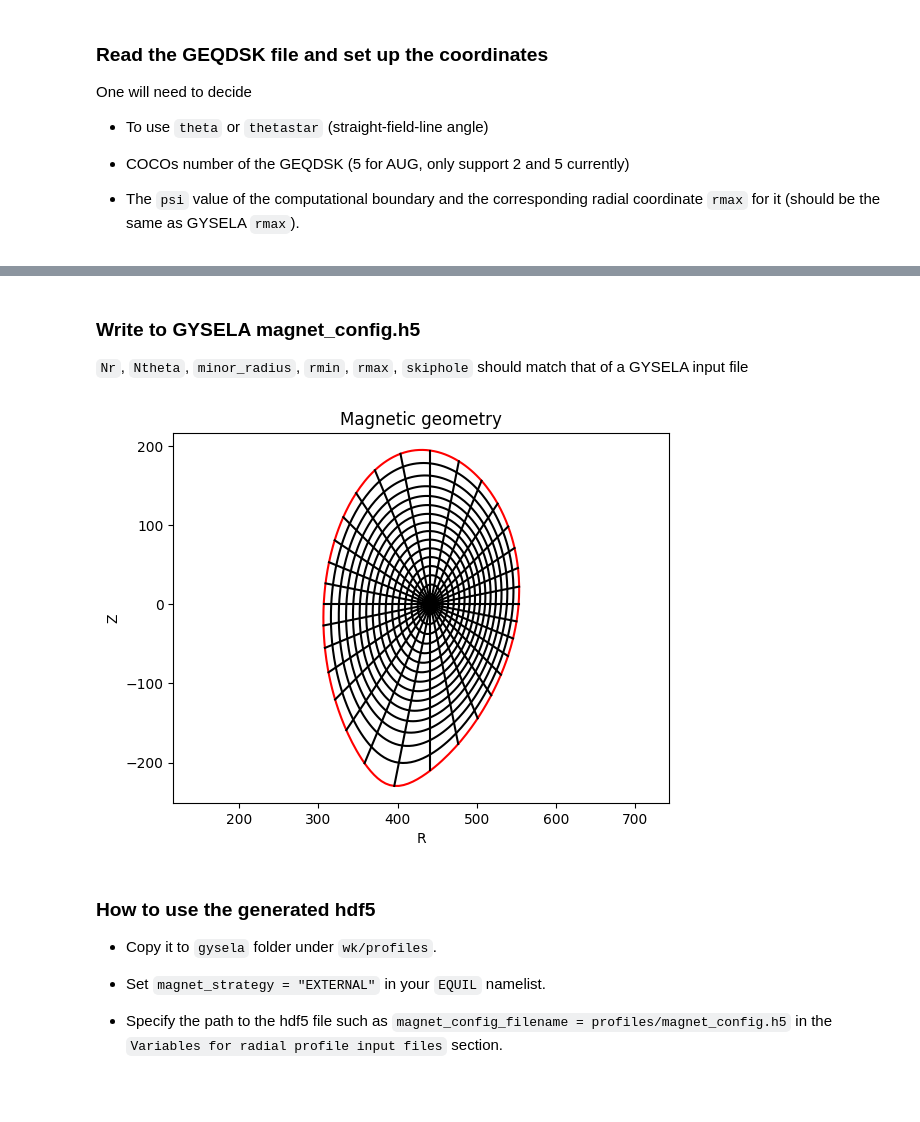
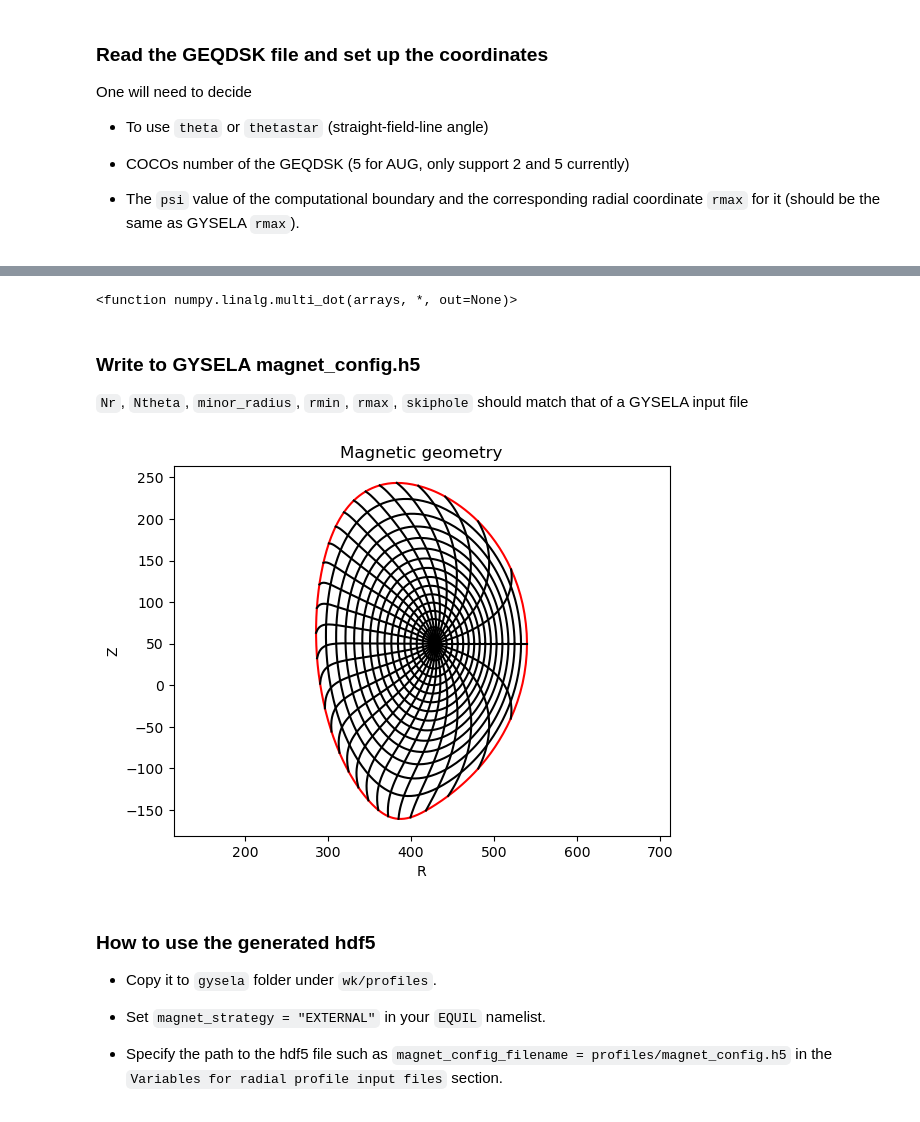
Before and after one commit to gyselax/gysela_magnet_conf, a Jupyter notebook: examples/geqdsk.ipynb, the cells around one changed output, grey strips where cells are left out. Drawn from its saved outputs; the diff is of its cells as text; code cells hidden in the pictures.

Commit message:
add CHEASE interface and example

````diff
--- a/examples/geqdsk.ipynb
+++ b/examples/geqdsk.ipynb
@@ -18,5 +18,5 @@ One will need to decide
 
 - The ```psi``` value of the computational boundary and the corresponding radial coordinate ```rmax``` for it (should be the same as GYSELA ```rmax```).
 # %%
-eqdskmc = GEQDSKMagnetConfig('./g031213.00003', thetastar=False, cocos=5, psinorm_max=0.95, rmax=1.2)
+eqdskmc = GEQDSKMagnetConfig('/home/zhisong/chease/WK/50555t63/EQDSK_COCOS_02.OUT', thetastar=True, cocos=2, psinorm_max=0.95, rmax=1.2)
 # %% [output]
@@ -41,12 +54,16 @@ eqdskmc.plot_flux_surfaces(normalised_units=True)
+# %%
+np.linalg.multi_dot
+# %% [output]
+<function numpy.linalg.multi_dot(arrays, *, out=None)>
 # %% [markdown]
 ### Write to GYSELA magnet_config.h5 ###
 ```Nr```, ```Ntheta```, ```minor_radius```, ```rmin```, ```rmax```, ```skiphole``` should match that of a GYSELA input file
 # %%
 augconfig = GYSMagnetConfig(eqdskmc, Nr=127, Ntheta=256, minor_radius=100, rmax=1.2, rmin=0.0, skiphole=True)
 augconfig.plot_geometry()
-augconfig.to_hdf5('g031213.00003_AUG_theta256.h5')
+augconfig.to_hdf5('chease_theta256.h5')
 # %% [output]
-[figure, old version]
+[figure, new version]
 # %% [markdown]
 ### How to use the generated hdf5 ###
 
````
Also changed, not shown: parts of 5 cells of this notebook, 8 other files.
